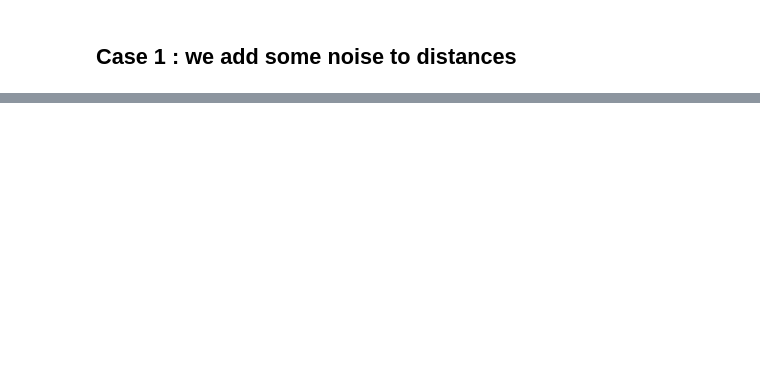
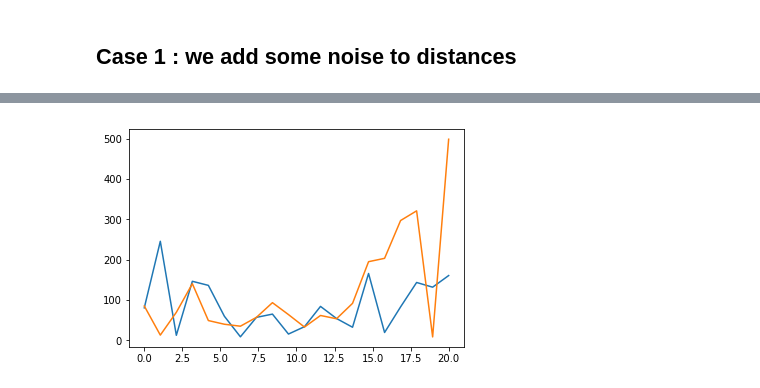
Before and after one commit to SamiEzz/TWIRTEE-IRT, a Jupyter notebook: trilaterationSimulation.ipynb, the cells around one changed output, grey strips where cells are left out. Cells and saved outputs as stored; diff of their text form; code cells hidden in the pictures; blank space fills up the shorter version.

```diff
--- a/trilaterationSimulation.ipynb
+++ b/trilaterationSimulation.ipynb
@@ -237,0 +234,28 @@ To use the future default and silence this warning we advise to pass `rcond=None
+# %%
+
+def error(robot,vector):
+    error=[[],[],[]]
+
+    for j in range(len(robot[0])):
+        position=[]
+        position.append(robot[0][j])
+        position.append(robot[1][j])
+        ray=rightRayons(position,vector)
+        mesuredRay=distanceSensors(0.1,ray)
+        approx=computeXY(mesuredRay,vector)
+        error[0]=linspace(0,len(robot[0]),len(robot[0]))
+        error[1].append(abs(robot[0][j]-approx[0]))
+        error[2].append(abs(robot[1][j]-approx[1]))
+        error[2].append((robot[1][j]-approx[1])**2+)
+
+
+    return error
+# %%
+axe=linspace(0,len(robot[0]),len(robot[0]))
+x=error(robot,vector)
+
+plt.plot(x[0],x[1])
+plt.plot(x[0],x[2])
+plt.show()
+# %% [output]
+[figure, added]
```
Also changed, not shown: parts of 14 cells of this notebook.
